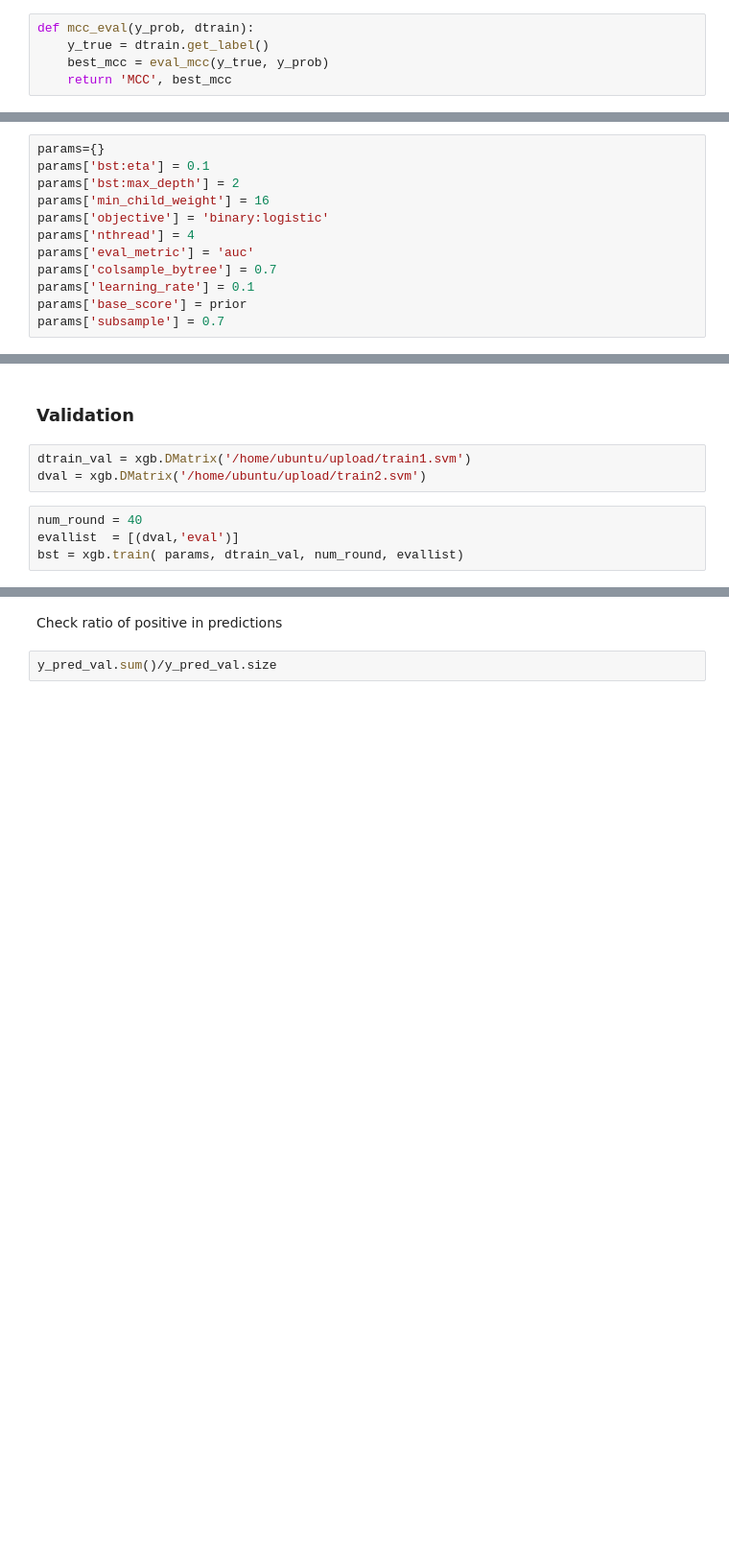
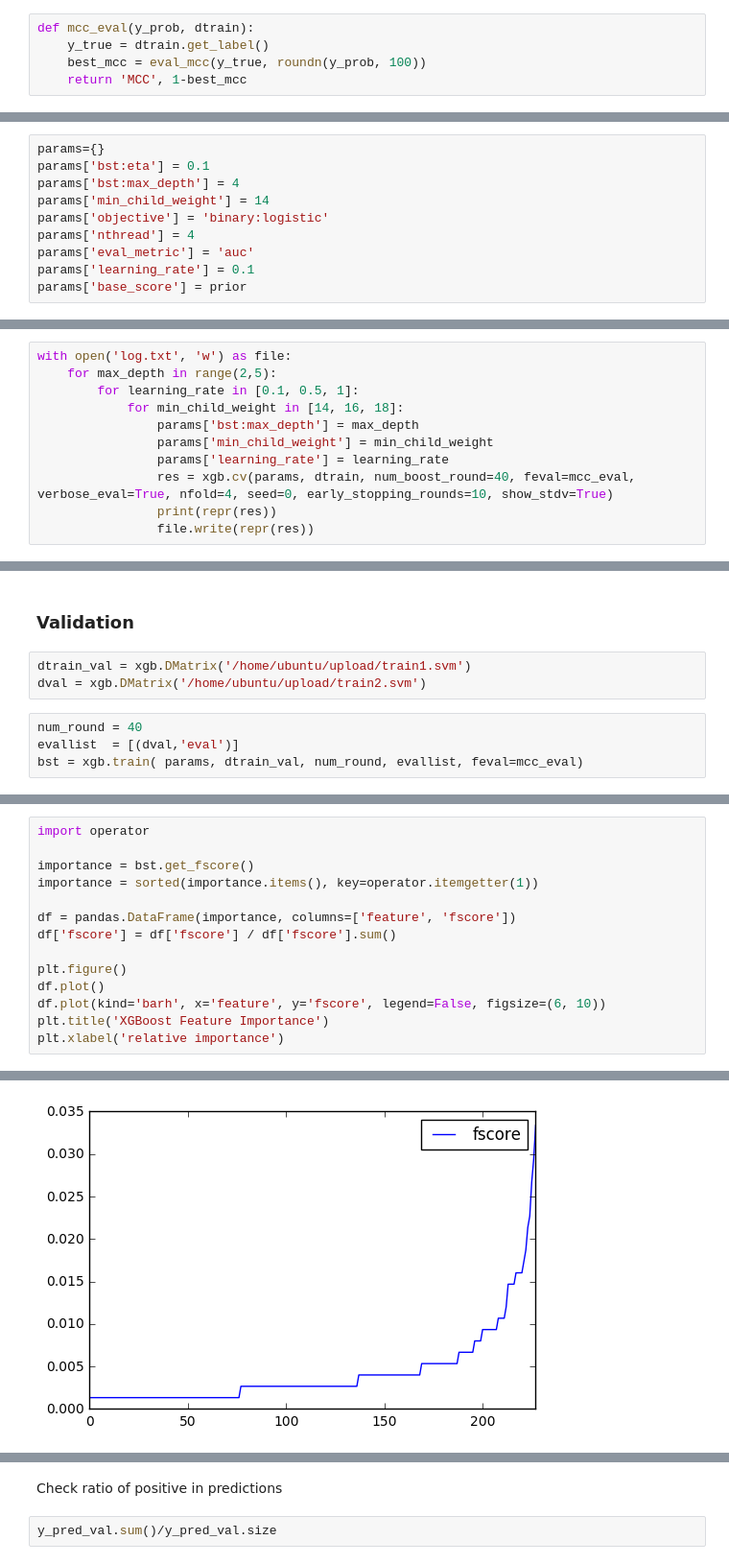
Before and after one commit to Ayutthaya/cfm-challenge, a Jupyter notebook: notebook/train_numeric_xgboost.ipynb, the cells around one changed output, grey strips where cells are left out. Shown: that part at 96% size. Cells and saved outputs as stored; diff of their text form; blank space fills up the shorter version.

```diff
--- a/notebook/train_numeric_xgboost.ipynb
+++ b/notebook/train_numeric_xgboost.ipynb
@@ -66,8 +66,8 @@ def roundn(y_pred, scale):
 # %%
 def mcc_eval(y_prob, dtrain):
     y_true = dtrain.get_label()
-    best_mcc = eval_mcc(y_true, y_prob)
-    return 'MCC', best_mcc
+    best_mcc = eval_mcc(y_true, roundn(y_prob, 100))
+    return 'MCC', 1-best_mcc
 # %% [markdown]
 ### XVal
 # %%
@@ -78,12 +78,10 @@ prior=y.sum()/len(y)
 # %%
 params={}
 params['bst:eta'] = 0.1
-params['bst:max_depth'] = 2
-params['min_child_weight'] = 16
+params['bst:max_depth'] = 4
+params['min_child_weight'] = 14
 params['objective'] = 'binary:logistic'
 params['nthread'] = 4
 params['eval_metric'] = 'auc'
-params['colsample_bytree'] = 0.7
 params['learning_rate'] = 0.1
 params['base_score'] = prior
-params['subsample'] = 0.7
@@ -97,0 +88,11 @@ xgb.cv(params, dtrain, num_boost_round=40, feval=mcc_eval, verbose_eval=True)
+# %%
+with open('log.txt', 'w') as file:
+    for max_depth in range(2,5):
+        for learning_rate in [0.1, 0.5, 1]:
+            for min_child_weight in [14, 16, 18]:
+                params['bst:max_depth'] = max_depth
+                params['min_child_weight'] = min_child_weight
+                params['learning_rate'] = learning_rate
+                res = xgb.cv(params, dtrain, num_boost_round=40, feval=mcc_eval, verbose_eval=True, nfold=4, seed=0, early_stopping_rounds=10, show_stdv=True)
+                print(repr(res))
+                file.write(repr(res))
@@ -103,5 +107,5 @@ dval = xgb.DMatrix('/home/ubuntu/upload/train2.svm')
 # %%
 num_round = 40
 evallist  = [(dval,'eval')]
-bst = xgb.train( params, dtrain_val, num_round, evallist)
+bst = xgb.train( params, dtrain_val, num_round, evallist, feval=mcc_eval)
 # %% [output]
@@ -129,0 +128,15 @@ best_proba_val, best_mcc_val, y_pred_val = eval_mcc(dval.get_label(), roundn(bst
+# %%
+import operator
+
+importance = bst.get_fscore()
+importance = sorted(importance.items(), key=operator.itemgetter(1))
+
+df = pandas.DataFrame(importance, columns=['feature', 'fscore'])
+df['fscore'] = df['fscore'] / df['fscore'].sum()
+
+plt.figure()
+df.plot()
+df.plot(kind='barh', x='feature', y='fscore', legend=False, figsize=(6, 10))
+plt.title('XGBoost Feature Importance')
+plt.xlabel('relative importance')
+# %% [output]
@@ -129,0 +145 @@ best_proba_val, best_mcc_val, y_pred_val = eval_mcc(dval.get_label(), roundn(bst
+[figure, added]
```
Also changed, not shown: parts of 11 cells of this notebook, 1 other file.
